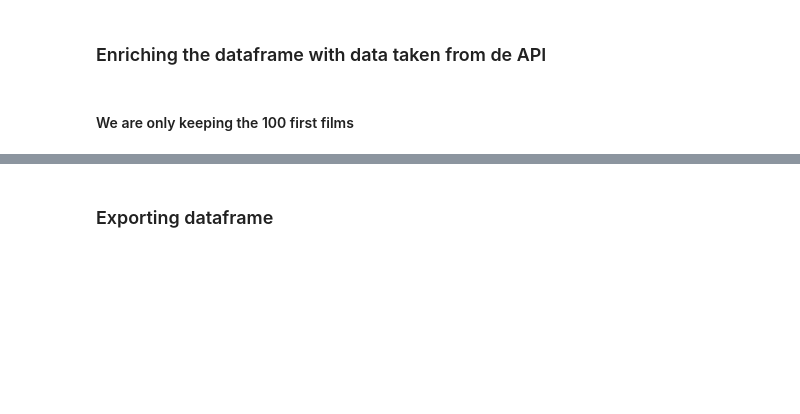
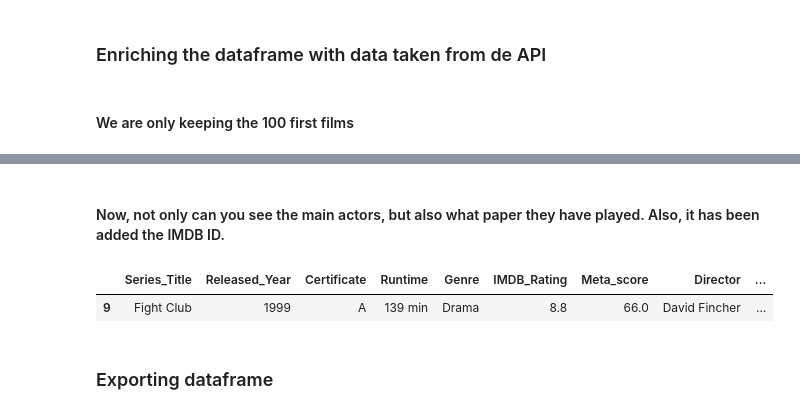
Before and after one commit to julistary/pipelines_project, a Jupyter notebook: main.ipynb, the cells around one changed output, grey strips where cells are left out. Cells and saved outputs as stored; diff of their text form; code cells hidden in the pictures; blank space fills up the shorter version.

```diff
--- a/main.ipynb
+++ b/main.ipynb
@@ -78,3 +79,10 @@ df_short_clean.head(4)
+# %% [markdown]
+#### Now, not only can you see the main actors, but also what paper they have played. Also, it has been added the IMDB ID.
+# %%
+df_short_clean[df_short_clean['Series_Title'] == 'Fight Club']
+# %% [output]
+|  | Series_Title | Released_Year | Certificate | Runtime | Genre | IMDB_Rating | Meta_score | Director | ... |
+| 9 | Fight Club | 1999 | A | 139 min | Drama | 8.8 | 66.0 | David Fincher | ... |
 # %% [markdown]
 ### Exporting dataframe
 # %%
```
Also changed, not shown: parts of 3 cells of this notebook, 15 other files.
